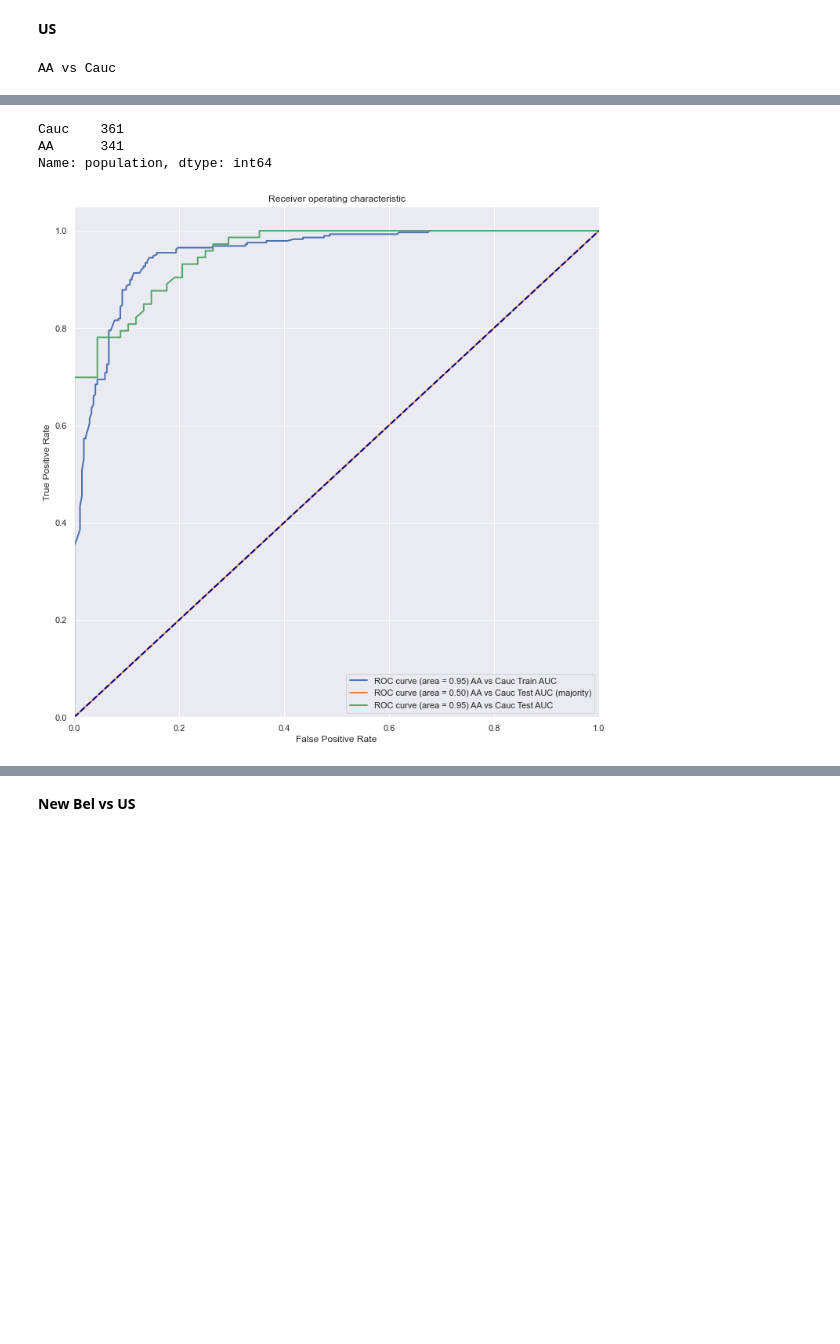
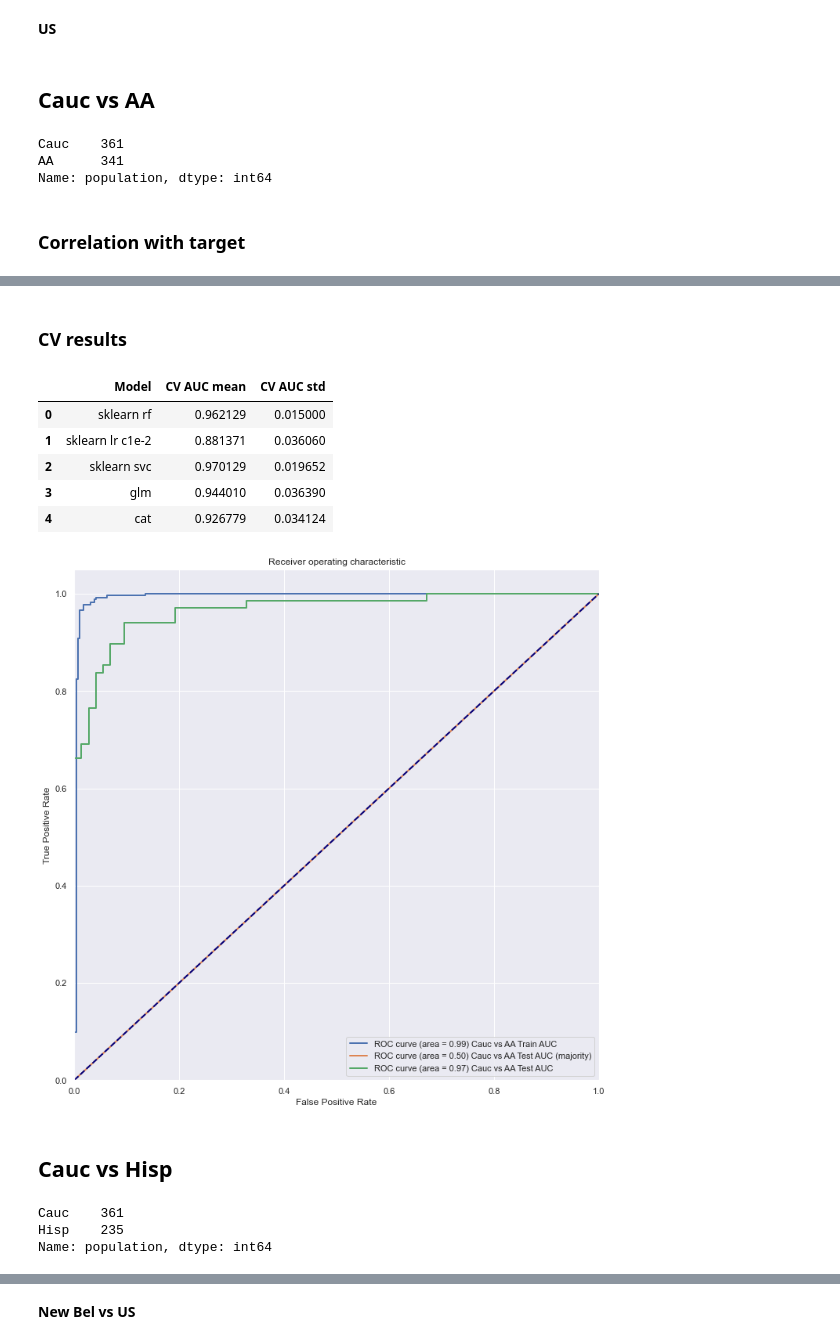
Before and after one commit to dzemidkada/bsu-genomics, a Jupyter notebook: notebooks/Data_overview.ipynb, the cells around one changed output, grey strips where cells are left out. Saved outputs shown, nothing was run; the diff lists cells and outputs as text; code cells hidden in the pictures; blank space fills up the shorter version.

```diff
--- a/notebooks/Data_overview.ipynb
+++ b/notebooks/Data_overview.ipynb
@@ -131,7 +145,11 @@ one_vs_one_clfs(
     dh.get('us_data_2016').df,
     dh.get('us_data_2016').loci,
     'population',
-    partial(lambda params: LGBMClassifier(**params), params={'num_leaves': 3, 'n_estimators': 20})
+    folds
 )
 # %% [output]
+Cauc vs AA
-AA vs Cauc
+Cauc    361
+AA      341
+Name: population, dtype: int64
+Correlation with target
@@ -138,4 +160,12 @@ AA vs Cauc
+CV results
+|  | Model | CV AUC mean | CV AUC std |
+| 0 | sklearn rf | 0.962129 | 0.015000 |
+| 1 | sklearn lr c1e-2 | 0.881371 | 0.036060 |
+| 2 | sklearn svc | 0.970129 | 0.019652 |
+| 3 | glm | 0.944010 | 0.036390 |
+| 4 | cat | 0.926779 | 0.034124 |
+[figure, new version]
+Cauc vs Hisp
 Cauc    361
-AA      341
+Hisp    235
 Name: population, dtype: int64
-[figure, old version]
```
Also changed, not shown: parts of 11 cells of this notebook, 10 other files.
